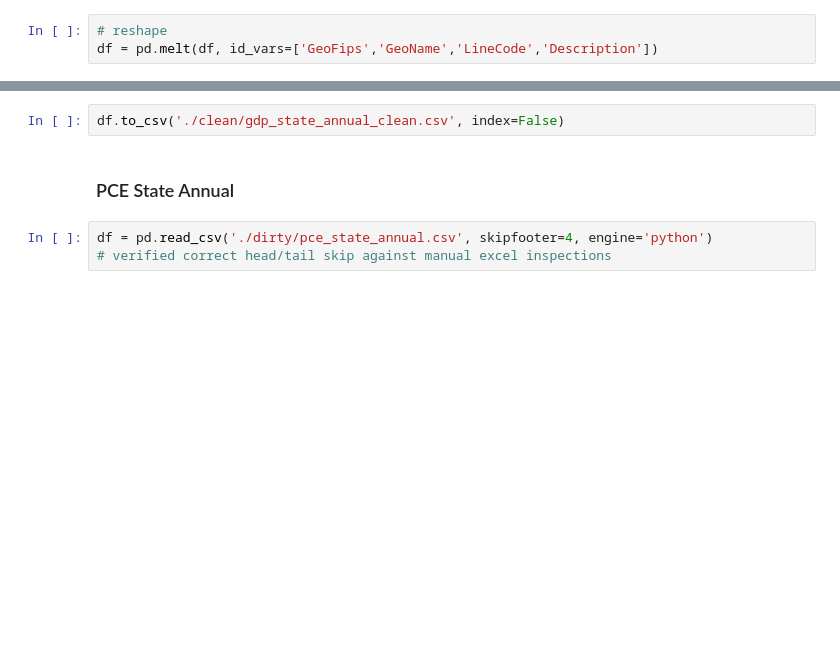
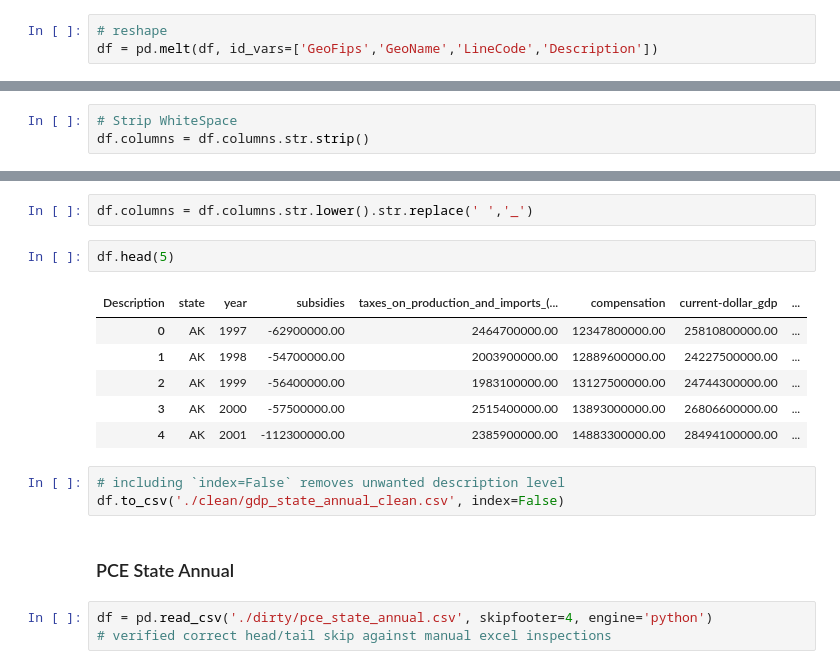
Before and after one commit to adfrisealach/320_final_project, a Jupyter notebook: file_cleanup.ipynb, the cells around one changed output, grey strips where cells are left out. Saved outputs shown, nothing was run; the diff lists cells and outputs as text; blank space fills up the shorter version.

```diff
--- a/file_cleanup.ipynb
+++ b/file_cleanup.ipynb
@@ -105,0 +89,3 @@ df['og_gdp_description'] = df['og_gdp_description'].str.replace("(millions of cu
+# %%
+# Strip WhiteSpace
+df.columns = df.columns.str.strip()
@@ -106,4 +109,16 @@ df['og_gdp_description'] = df['og_gdp_description'].str.replace("(millions of cu
+# %%
+df.columns = df.columns.str.lower().str.replace(' ','_')
+# %%
+df.head(5)
+# %% [output]
+| Description | state | year | subsidies | taxes_on_production_and_imports_(... | compensation | current-dollar_gdp | ... |
+| 0 | AK | 1997 | -62900000.00 | 2464700000.00 | 12347800000.00 | 25810800000.00 | ... |
+| 1 | AK | 1998 | -54700000.00 | 2003900000.00 | 12889600000.00 | 24227500000.00 | ... |
+| 2 | AK | 1999 | -56400000.00 | 1983100000.00 | 13127500000.00 | 24744300000.00 | ... |
+| 3 | AK | 2000 | -57500000.00 | 2515400000.00 | 13893000000.00 | 26806600000.00 | ... |
+| 4 | AK | 2001 | -112300000.00 | 2385900000.00 | 14883300000.00 | 28494100000.00 | ... |
 # %%
+# including `index=False` removes unwanted description level
 df.to_csv('./clean/gdp_state_annual_clean.csv', index=False)
 # %% [markdown]
 ### PCE State Annual
```
Also changed, not shown: parts of 67 cells of this notebook.
